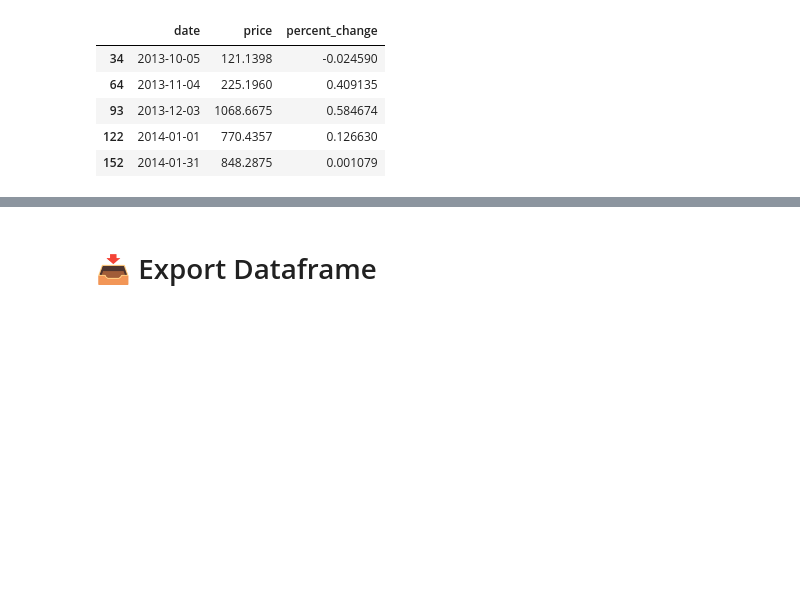
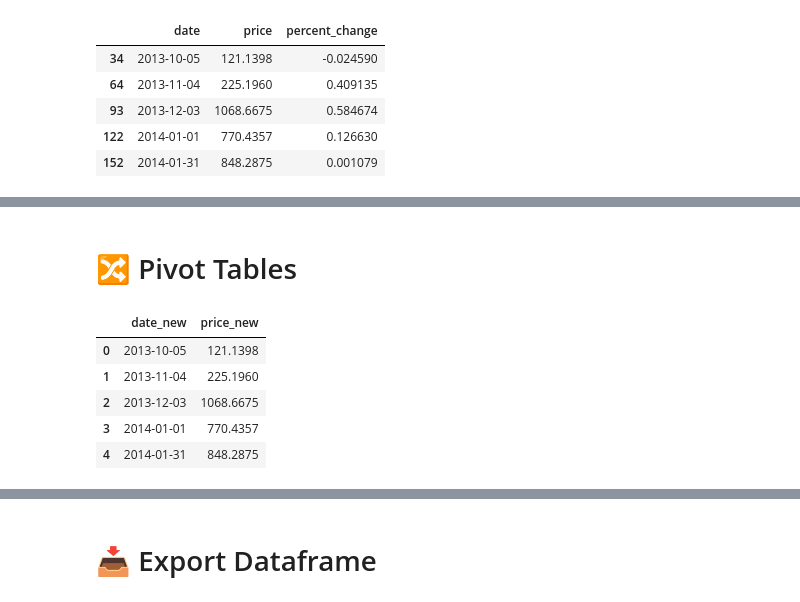
Before and after one commit to edenben/To-the-Moon-Phase, a Jupyter notebook: Bitcoin_Moon_Phase.ipynb, the cells around one changed output, grey strips where cells are left out. Saved outputs shown, nothing was run; the diff lists cells and outputs as text; code cells hidden in the pictures; blank space fills up the shorter version.

```diff
--- a/Bitcoin_Moon_Phase.ipynb
+++ b/Bitcoin_Moon_Phase.ipynb
@@ -259,0 +263,2 @@ IndentationError: expected an indented block (<ipython-input-32-88af74b8409f>, l
+# %% [markdown]
+# 🔀 Pivot Tables
@@ -259,0 +269,11 @@ IndentationError: expected an indented block (<ipython-input-32-88af74b8409f>, l
+# %%
+df_stream = df_new[['date','price']]
+df_stream = df_stream.rename(columns = {'date':'date_new', 'price':'price_new'})
+df_stream.head()
+# %% [output]
+|  | date_new | price_new |
+| 0 | 2013-10-05 | 121.1398 |
+| 1 | 2013-11-04 | 225.1960 |
+| 2 | 2013-12-03 | 1068.6675 |
+| 3 | 2014-01-01 | 770.4357 |
+| 4 | 2014-01-31 | 848.2875 |
```
Also changed, not shown: parts of 41 cells of this notebook, 1 other file.
